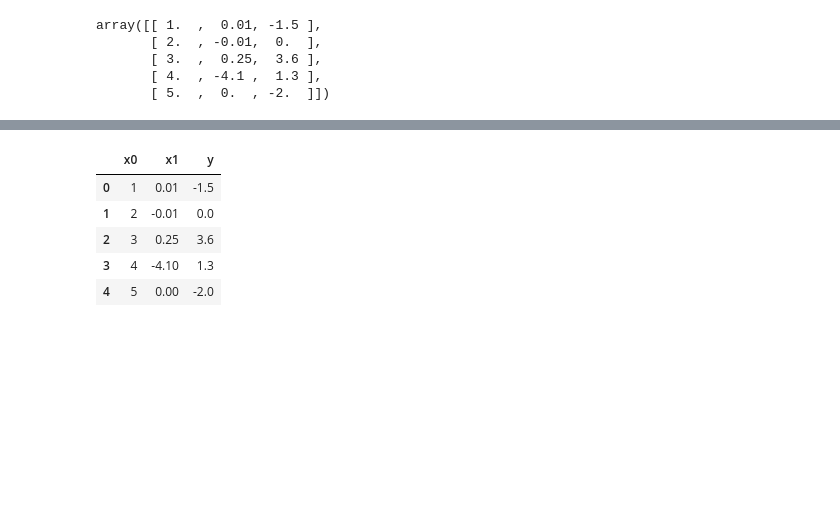
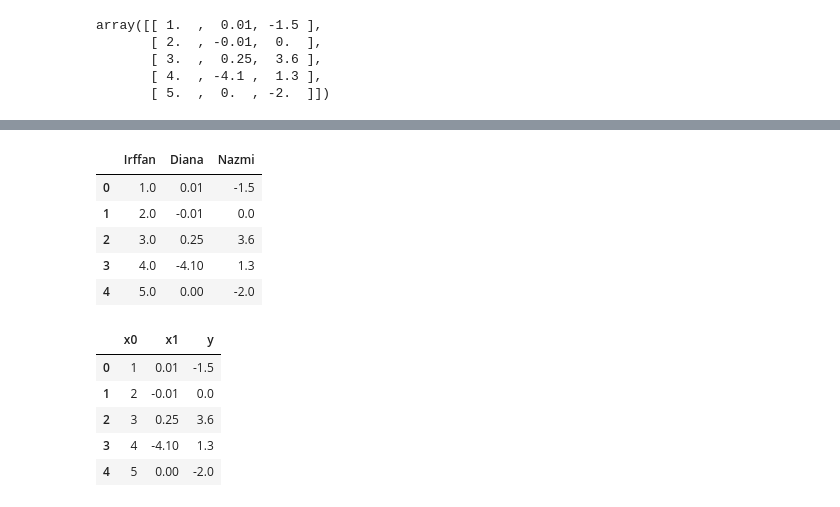
Before and after one commit to azrazainol/DS-Week-14, a Jupyter notebook: Data_Science_Week_14.ipynb, the cells around one changed output, grey strips where cells are left out. Drawn from its saved outputs; the diff is of its cells as text; code cells hidden in the pictures; blank space fills up the shorter version.

```diff
--- a/Data_Science_Week_14.ipynb
+++ b/Data_Science_Week_14.ipynb
@@ -50,3 +43,14 @@ array([[ 1.  ,  0.01, -1.5 ],
+# %%
+# Convert the numoy array back to DataFrame
+df2 = pd.DataFrame(data.to_numpy(), columns = ["Irffan", "Diana", "Nazmi"])
+df2
+# %% [output]
+|  | Irffan | Diana | Nazmi |
+| 0 | 1.0 | 0.01 | -1.5 |
+| 1 | 2.0 | -0.01 | 0.0 |
+| 2 | 3.0 | 0.25 | 3.6 |
+| 3 | 4.0 | -4.10 | 1.3 |
+| 4 | 5.0 | 0.00 | -2.0 |
 # %%
 # Original form of data
 data
```
Also changed, not shown: parts of 9 cells of this notebook.
